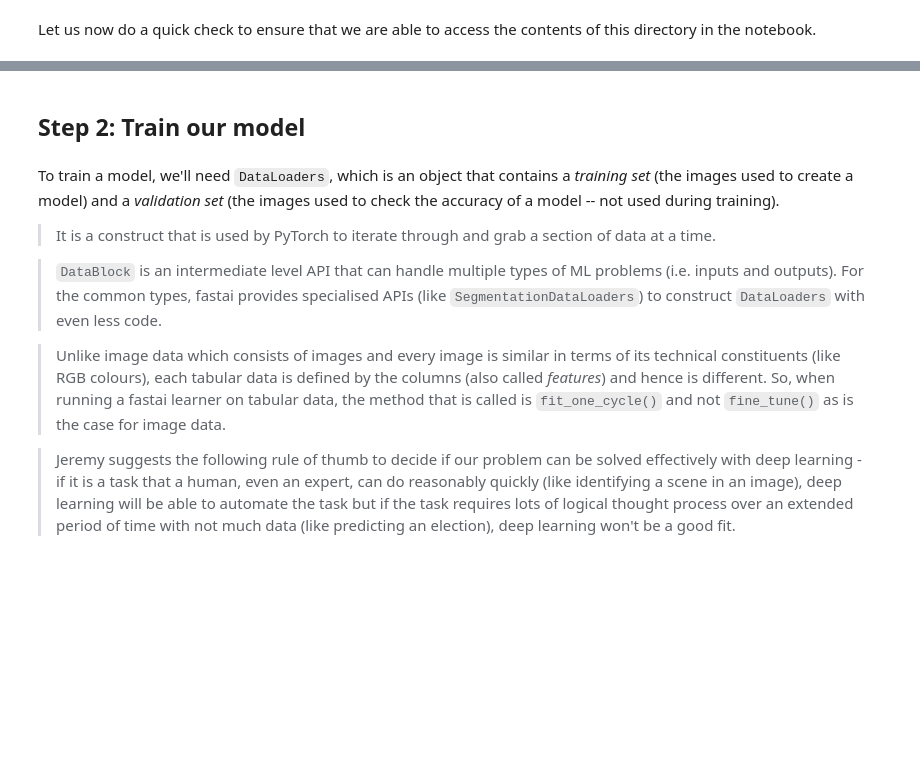
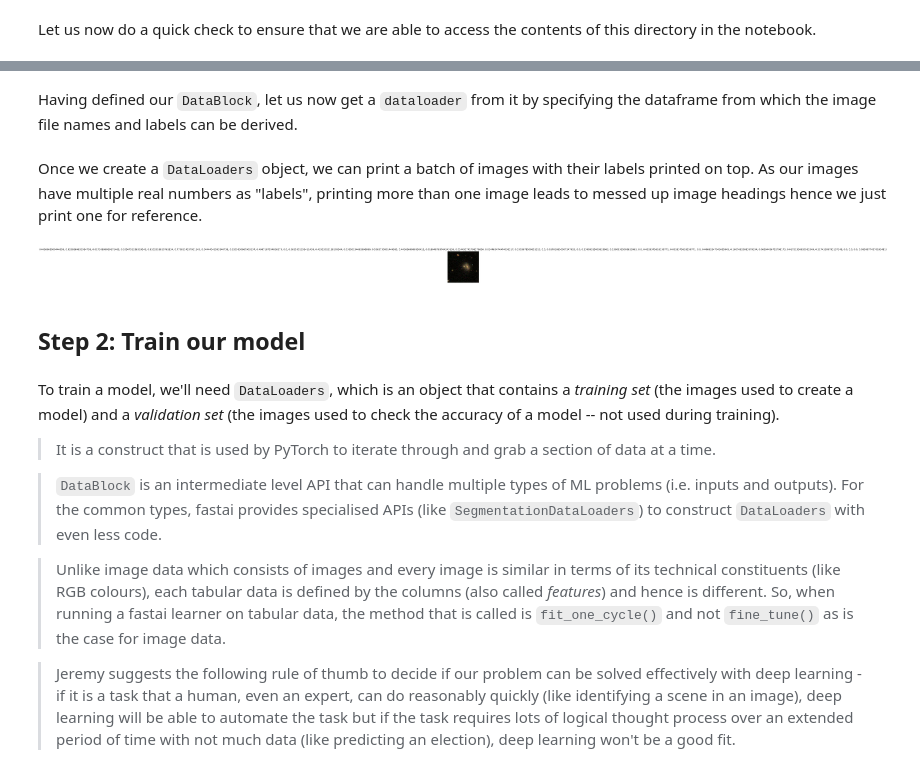
Before and after one commit to kaletejas2006/fastai-with-astronomy, a Jupyter notebook: nbs/fastai_with_astronomy_a_galaxy_zoo_experiment.ipynb, the cells around one changed output, grey strips where cells are left out. Saved outputs shown, nothing was run; the diff lists cells and outputs as text; code cells hidden in the pictures; blank space fills up the shorter version.

```diff
--- a/nbs/fastai_with_astronomy_a_galaxy_zoo_experiment.ipynb
+++ b/nbs/fastai_with_astronomy_a_galaxy_zoo_experiment.ipynb
@@ -182,0 +207,5 @@ for o in searches:
+# %%
+image_fn_col: str = "image_fname"
+training_labels.loc[:, image_fn_col] = training_labels.loc[:, "GalaxyID"].apply(lambda x: f"{x}.jpg")
+training_labels = training_labels.drop(["GalaxyID"], axis=1)
+training_labels.head()
@@ -182,0 +262,3 @@ for o in searches:
+# %%
+training_labels = training_labels.rename(columns=column_name_mapping)
+training_labels.head()
@@ -183,3 +300,20 @@ for o in searches:
+# %%
+dblocks: DataBlock = DataBlock(blocks=(ImageBlock, RegressionBlock),
+                               get_x=ColReader(image_fn_col, pref=f"{os.path.join(root_dir, train_img_dir)}/"),
+                               get_y=ColReader(label_cols),
+                               splitter=RandomSplitter(),
+                               item_tfms=Resize(224),
+                               batch_tfms=aug_transforms())
+# %% [markdown]
+Having defined our `DataBlock`, let us now get a `dataloader` from it by specifying the dataframe from which the image file names and labels can be derived.
+# %%
+dls: DataLoaders = dblocks.dataloaders(training_labels)
+# %% [markdown]
+Once we create a `DataLoaders` object, we can print a batch of images with their labels printed on top. As our images have multiple real numbers as "labels", printing more than one image leads to messed up image headings hence we just print one for reference.
+# %%
+dls.show_batch(max_n=1)
+# %% [output]
+[figure, added]
 # %% [markdown]
 ## Step 2: Train our model
 # %% [markdown]
```
Also changed, not shown: parts of 23 cells of this notebook, 1 other file.
